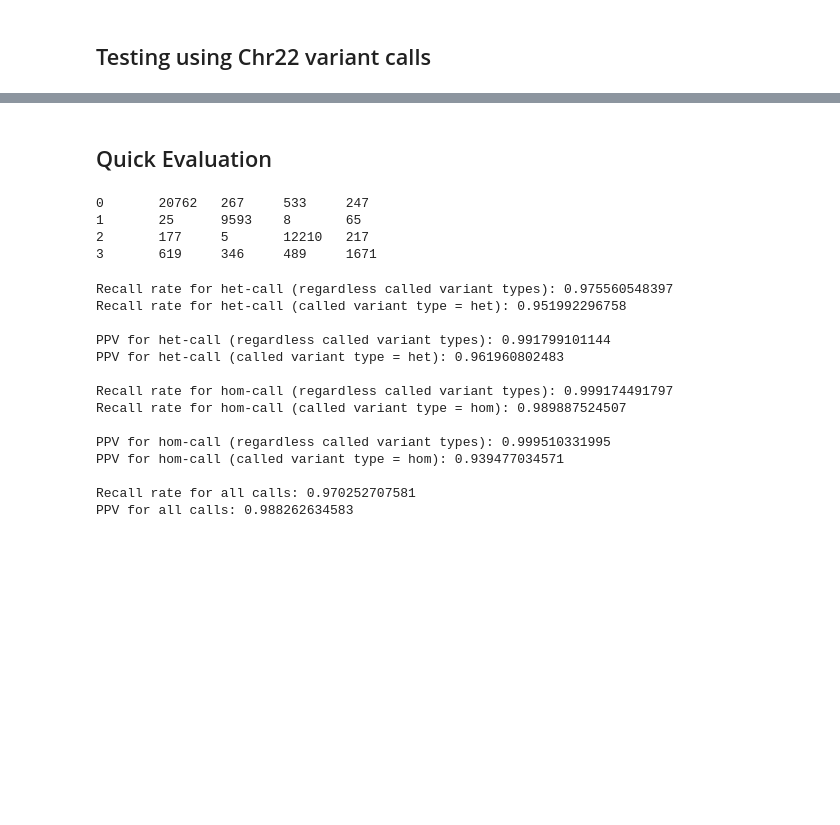
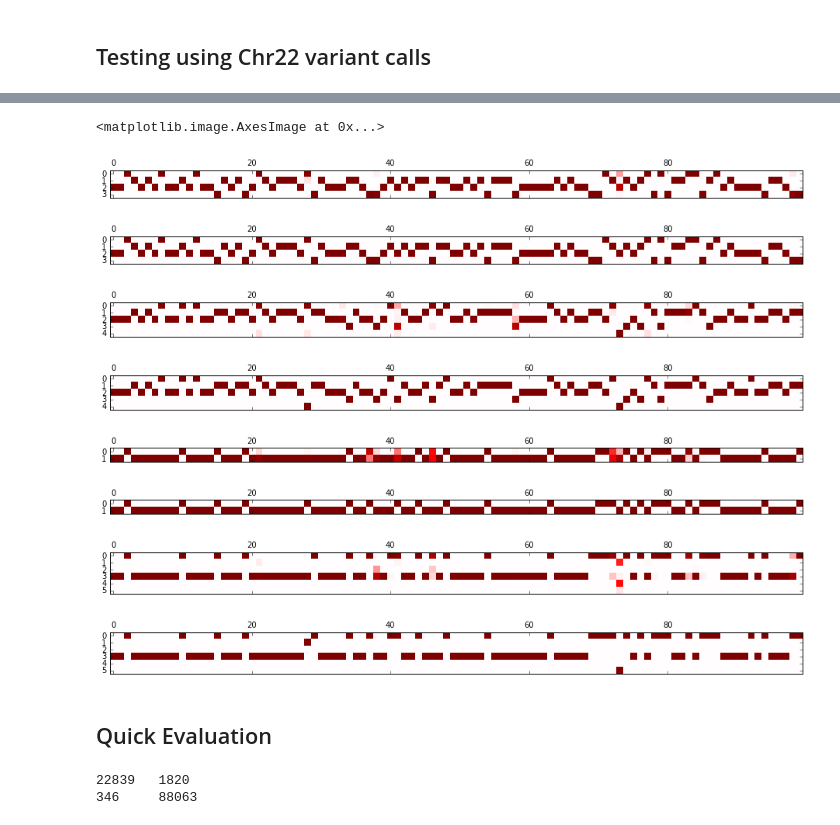
Before and after one commit to pb-jchin/VariantNET, a Jupyter notebook: jupyter_nb/demo.ipynb, the cells around one changed output, grey strips where cells are left out. Drawn from its saved outputs; the diff is of its cells as text; code cells hidden in the pictures; blank space fills up the shorter version.

Commit message:
change the helpers and the NN structure to support non-SNP variant calls.

```diff
--- a/jupyter_nb/demo.ipynb
+++ b/jupyter_nb/demo.ipynb
@@ -158,3 +172,23 @@ matshow(np.concatenate( (base[4000:4150,:],t[4000:4150,:]),1).transpose(), fignu
+# %%
+Y1, Y2, Y3, Y4= vnn.predict(Xarray2[210:550])
+matshow(Y1[0:100].transpose(), cmap=cm.seismic, vmin=-1, vmax=1)
+matshow(Yarray2[210:210+100,0:4].transpose(), cmap=cm.seismic, vmin=-1, vmax=1)
+matshow(Y2[0:100].transpose(), cmap=cm.seismic, vmin=-1, vmax=1)
+matshow(Yarray2[210:210+100,4:9].transpose(), cmap=cm.seismic, vmin=-1, vmax=1)
+matshow(Y3[0:100].transpose(), cmap=cm.seismic, vmin=-1, vmax=1)
+matshow(Yarray2[210:210+100,9:11].transpose(), cmap=cm.seismic, vmin=-1, vmax=1)
+matshow(Y4[0:100].transpose(), cmap=cm.seismic, vmin=-1, vmax=1)
+matshow(Yarray2[210:210+100,11:].transpose(), cmap=cm.seismic, vmin=-1, vmax=1)
+# %% [output]
+<matplotlib.image.AxesImage at 0x...>
+[figure, added]
+[figure, added]
+[figure, added]
+[figure, added]
+[figure, added]
+[figure, added]
+[figure, added]
+[figure, added]
 # %% [markdown]
 ## Quick Evaluation
 # %%
@@ -165,45 +204,12 @@ evaluation_data = np.array(evaluation_data)
 # %%
 from collections import Counter
 # %%
-for i in range(4):
+# check het-hom confusion matrix
+for i in range(2):
     cnt = Counter(evaluation_data[evaluation_data[:,2]==i,1])
-    print i,"\t",
-    for j in range(4):
+    for j in range(2):
         print cnt.get(j,0),"\t",
     print
 # %% [output]
-0       20762   267     533     247
-1       25      9593    8       65
-2       177     5       12210   217
-3       619     346     489     1671
+22839   1820
+346     88063
-# %%
-ed = evaluation_data
-print "Recall rate for het-call (regardless called variant types):", 1.0*sum((ed[:,1]!=2) & (ed[:,2]==0))/sum(ed[:,2]==0)
-print "Recall rate for het-call (called variant type = het):", 1.0*sum((ed[:,1]==0) & (ed[:,2]==0))/sum(ed[:,2]==0)
-print
-print "PPV for het-call (regardless called variant types):", 1.0*sum((ed[:,1]==0) & (ed[:,2]!=2))/sum(ed[:,1]==0)
-print "PPV for het-call (called variant type = het):", 1.0*sum((ed[:,1]==0) & (ed[:,2]==0))/sum(ed[:,1]==0)
-print
-print "Recall rate for hom-call (regardless called variant types):", 1.0*sum((ed[:,1]!=2) & (ed[:,2]==1))/sum(ed[:,2]==1)
-print "Recall rate for hom-call (called variant type = hom):", 1.0*sum((ed[:,1]==1) & (ed[:,2]==1))/sum(ed[:,2]==1)
-print
-print "PPV for hom-call (regardless called variant types):", 1.0*sum((ed[:,1]==1) & (ed[:,2]!=2))/sum(ed[:,1]==1)
-print "PPV for hom-call (called variant type = hom):", 1.0*sum((ed[:,1]==1) & (ed[:,2]==1))/sum(ed[:,1]==1)
-print
-print "Recall rate for all calls:", 1.0*sum((ed[:,1]!=2) & (ed[:,2]!=2))/sum(ed[:,2]!=2)
-print "PPV for all calls:", 1.0*sum((ed[:,1]!=2) & (ed[:,2]!=2))/sum(ed[:,1]!=2)
-# %% [output]
-Recall rate for het-call (regardless called variant types): 0.975560548397
-Recall rate for het-call (called variant type = het): 0.951992296758
-
-PPV for het-call (regardless called variant types): 0.991799101144
-PPV for het-call (called variant type = het): 0.961960802483
-
-Recall rate for hom-call (regardless called variant types): 0.999174491797
-Recall rate for hom-call (called variant type = hom): 0.989887524507
-
-PPV for hom-call (regardless called variant types): 0.999510331995
-PPV for hom-call (called variant type = hom): 0.939477034571
-
-Recall rate for all calls: 0.970252707581
-PPV for all calls: 0.988262634583
```
Also changed, not shown: parts of 15 cells of this notebook, 5 other files.
